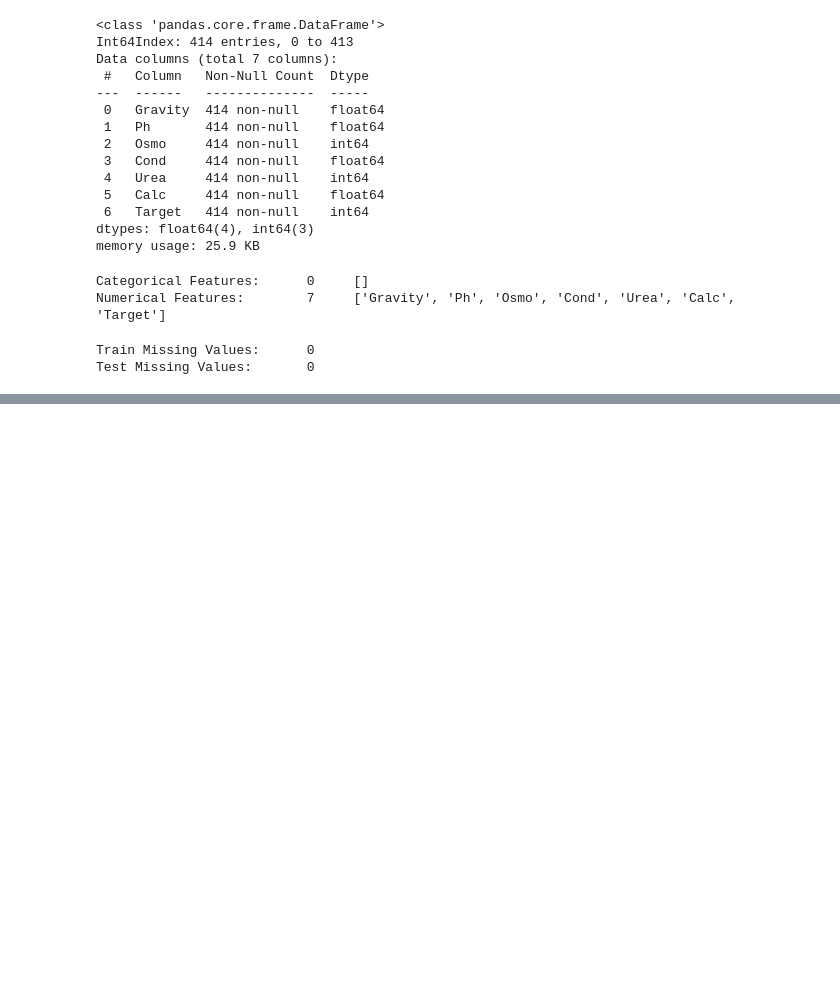
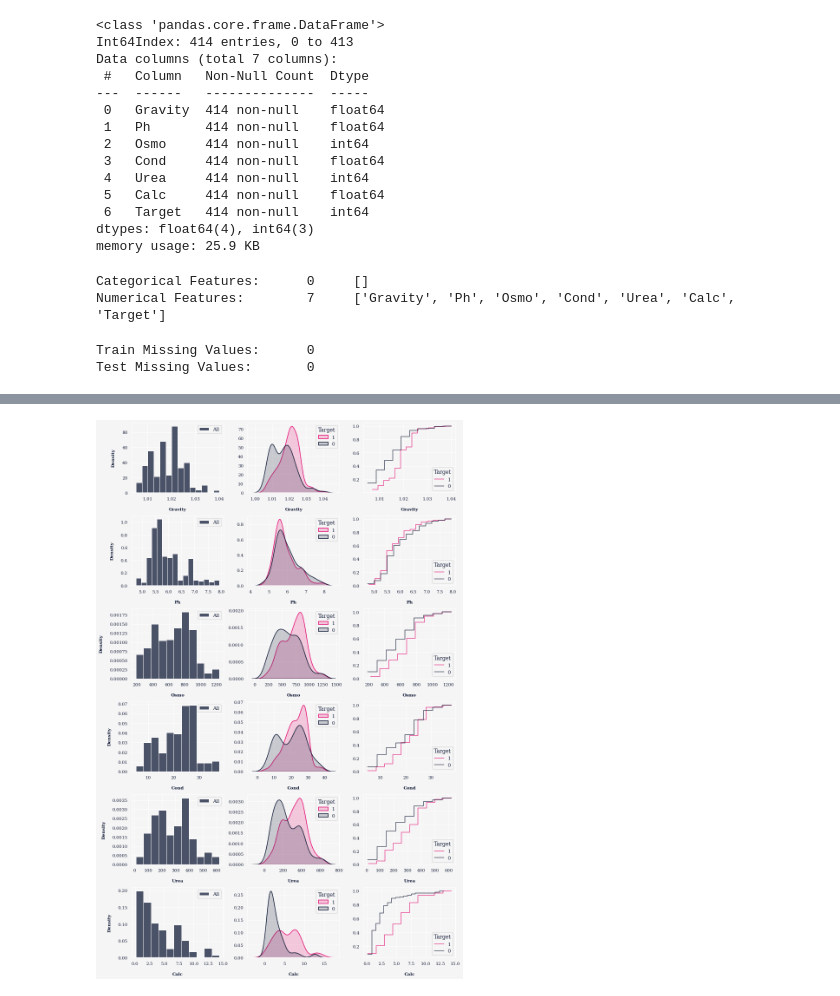
Before and after one commit to mateuszk098/kaggle-notebooks, a Jupyter notebook: playground_series_s3e12/notes.ipynb, the cells around one changed output, grey strips where cells are left out. Drawn from its saved outputs; the diff is of its cells as text; code cells hidden in the pictures; blank space fills up the shorter version.

```diff
--- a/playground_series_s3e12/notes.ipynb
+++ b/playground_series_s3e12/notes.ipynb
@@ -1290,0 +432,40 @@ within a given feature for each sample (it means each green line corresponds to
+# %%
+target_true = train["Target"] == 1
+features = ["Gravity", "Ph", "Osmo", "Cond", "Urea", "Calc"]
+
+fig, axes = plt.subplots(nrows=6, ncols=3, figsize=(11.7, 18), tight_layout=True)
+kde_kw = dict(fill=True, linewidth=1.5, alpha=0.2)
+hist_kw = dict(
+    linewidth=1.5,
+    alpha=0.75,
+    element="step",
+    fill=False,
+    cumulative=True,
+    stat="density",
+)
+
+for feature, ax in zip(features, axes):
+    full = train[feature]
+    target1 = train.loc[target_true, feature]
+    target0 = train.loc[~target_true, feature]
+
+    plt.sca(ax[0])
+    sns.histplot(x=full, color="#101B37", stat="density", label="All", alpha=0.75)
+    plt.legend(loc="upper right")
+
+    plt.sca(ax[1])
+    sns.kdeplot(x=target1, color="#E41376", label="1", **kde_kw)
+    sns.kdeplot(x=target0, color="#101B37", label="0", **kde_kw)
+    plt.ylabel("")
+    plt.legend(loc="upper right", title="Target")
+
+    plt.sca(ax[2])
+
+    sns.histplot(x=target1, color="#E41376", label="1", **hist_kw)
+    sns.histplot(x=target0, color="#101B37", label="0", **hist_kw)
+    plt.legend(loc="lower right", title="Target")
+    plt.ylabel("")
+
+plt.show()
+# %% [output]
+[figure, added]
```
Also changed, not shown: parts of 121 cells of this notebook.
